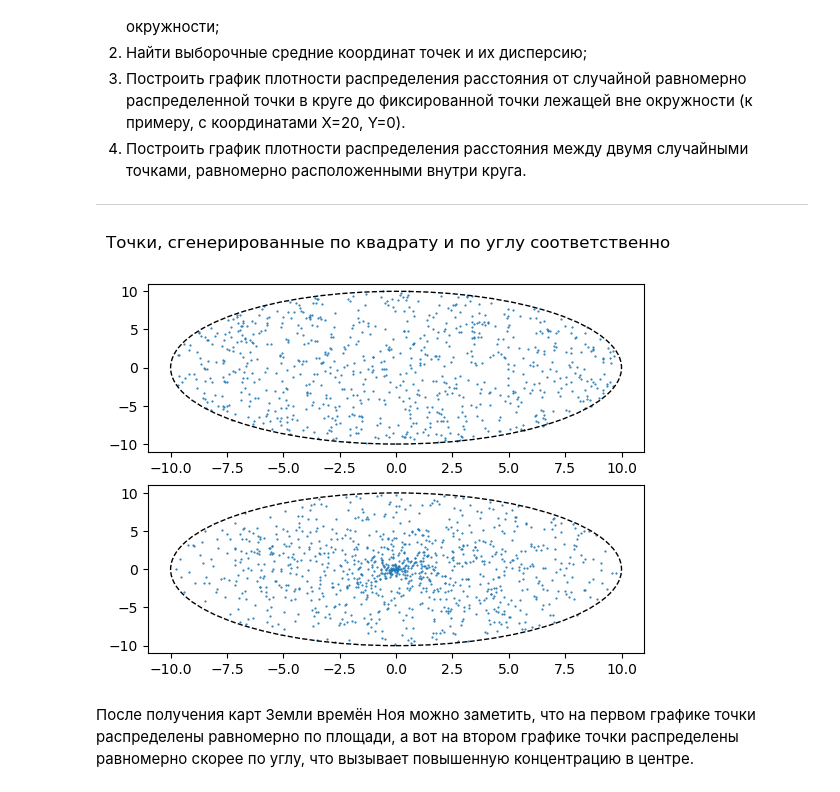
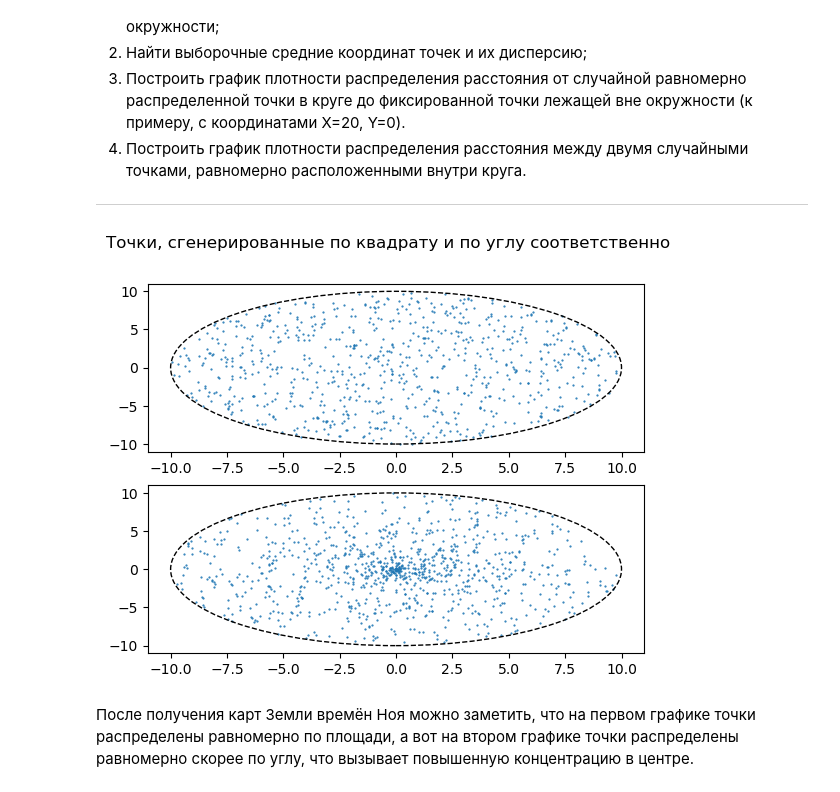
Before and after one commit to 123VladimiR123/MBS, a Jupyter notebook: Lab03.ipynb, the cells around one changed output. Cells and saved outputs as stored; diff of their text form; code cells hidden in the pictures.

```diff
--- a/Lab03.ipynb
+++ b/Lab03.ipynb
@@ -58,36 +58,36 @@ def giveMeCirclePoints():
     yFinal = [] # Список для преобразованных координат y
 
     radiuses = np.random.uniform(low = 0, high = R, size = POINTS_COUNT) # Для первой координаты
     angles = np.random.uniform(low = 0, high = 2 * m.pi, size = POINTS_COUNT) # Для второй координаты
 
     for i in range(POINTS_COUNT):
         xFinal.append(m.cos(angles[i]) * radiuses[i])
         yFinal.append(m.sin(angles[i]) * radiuses[i])
 
     return (xFinal, yFinal)
 
 # Получаем ссылку на оси и фигуру
 fig, axes = plt.subplots(2)
 fig.suptitle('Точки, сгенерированные по квадрату и по углу соответственно')
 
 # Получаем точки
 xS, yS = giveMeSquarePoints()
 xC, yC = giveMeCirclePoints()
 
 # Пускаем точки на скатерть
-axes[0].scatter(x1, y1, s = 0.3)
-axes[1].scatter(x2, y2, s = 0.3)
+axes[0].scatter(xS, yS, s = 0.3)
+axes[1].scatter(xC, yC, s = 0.3)
 
 # Создаём и рисуем окружности
 circle1 = patches.Circle((0, 0), radius = R, fill = False, lw = 1, ls = 'dashed', edgecolor = 'black')
 circle2 = patches.Circle((0, 0), radius = R, fill = False, lw = 1, ls = 'dashed', edgecolor = 'black')
 
 axes[0].add_patch(circle1)
 axes[1].add_patch(circle2)
 
 plt.show()
 # %% [output]
-[figure, old version]
+[figure, new version]
 # %% [markdown]
 После получения карт Земли времён Ноя можно заметить, что на первом графике точки распределены равномерно по площади, а вот на втором графике точки распределены равномерно скорее по углу, что вызывает повышенную концентрацию в центре.
 # %% [markdown]
```
Also changed, not shown: parts of 3 cells of this notebook, 1 other file.
